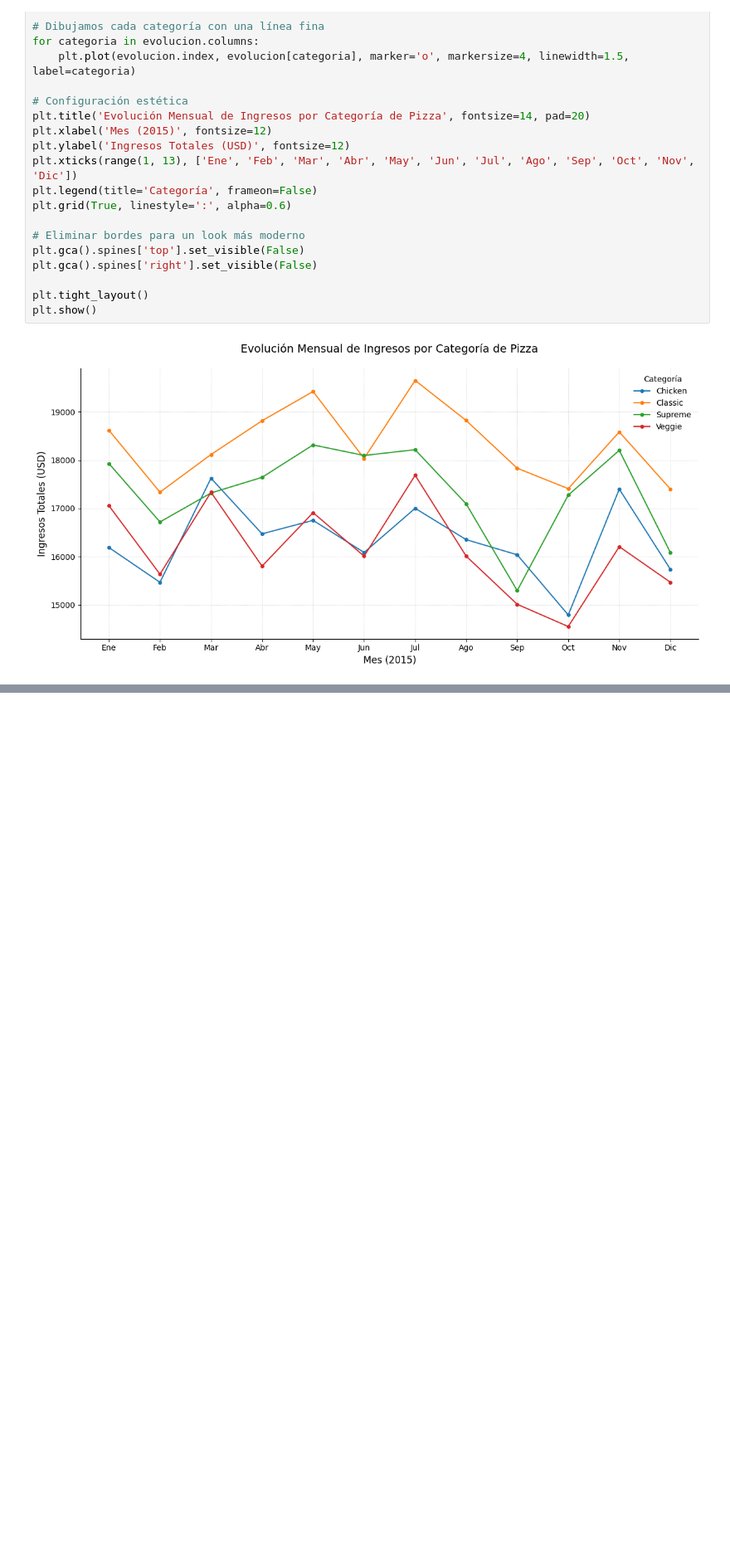
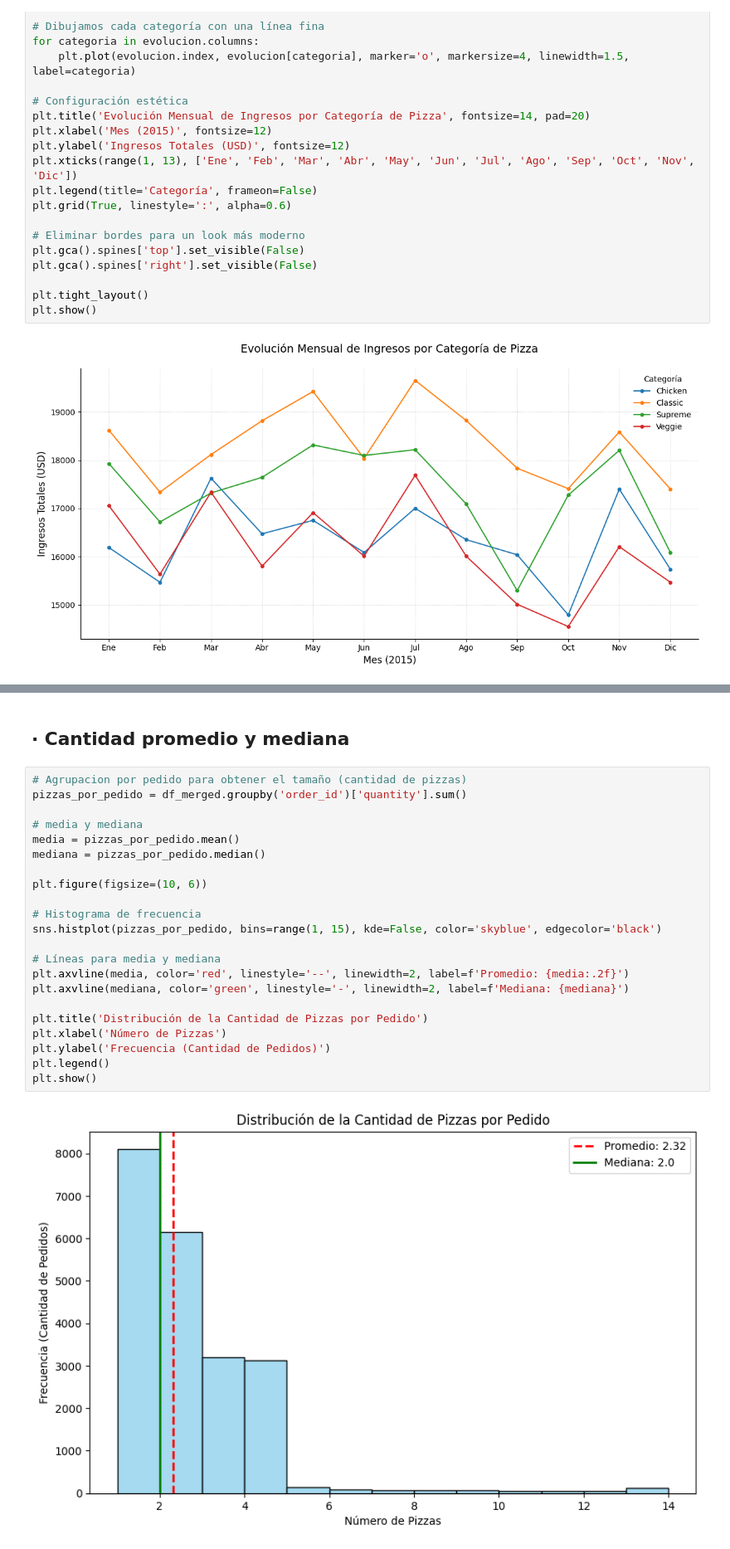
Before and after one commit to Joan735/PythonRA2, a Jupyter notebook: pizza/pizza.ipynb, the cells around one changed output, grey strips where cells are left out. Shown at 83% size. Cells and saved outputs as stored; diff of their text form; blank space fills up the shorter version.

```diff
--- a/pizza/pizza.ipynb
+++ b/pizza/pizza.ipynb
@@ -734,0 +690,26 @@ plt.show()
+# %% [markdown]
+## · Cantidad promedio y mediana
+# %%
+# Agrupacion por pedido para obtener el tamaño (cantidad de pizzas)
+pizzas_por_pedido = df_merged.groupby('order_id')['quantity'].sum()
+
+# media y mediana
+media = pizzas_por_pedido.mean()
+mediana = pizzas_por_pedido.median()
+
+plt.figure(figsize=(10, 6))
+
+# Histograma de frecuencia
+sns.histplot(pizzas_por_pedido, bins=range(1, 15), kde=False, color='skyblue', edgecolor='black')
+
+# Líneas para media y mediana
+plt.axvline(media, color='red', linestyle='--', linewidth=2, label=f'Promedio: {media:.2f}')
+plt.axvline(mediana, color='green', linestyle='-', linewidth=2, label=f'Mediana: {mediana}')
+
+plt.title('Distribución de la Cantidad de Pizzas por Pedido')
+plt.xlabel('Número de Pizzas')
+plt.ylabel('Frecuencia (Cantidad de Pedidos)')
+plt.legend()
+plt.show()
+# %% [output]
+[figure, added]
```
Also changed, not shown: parts of 9 cells of this notebook, 4 other files.
